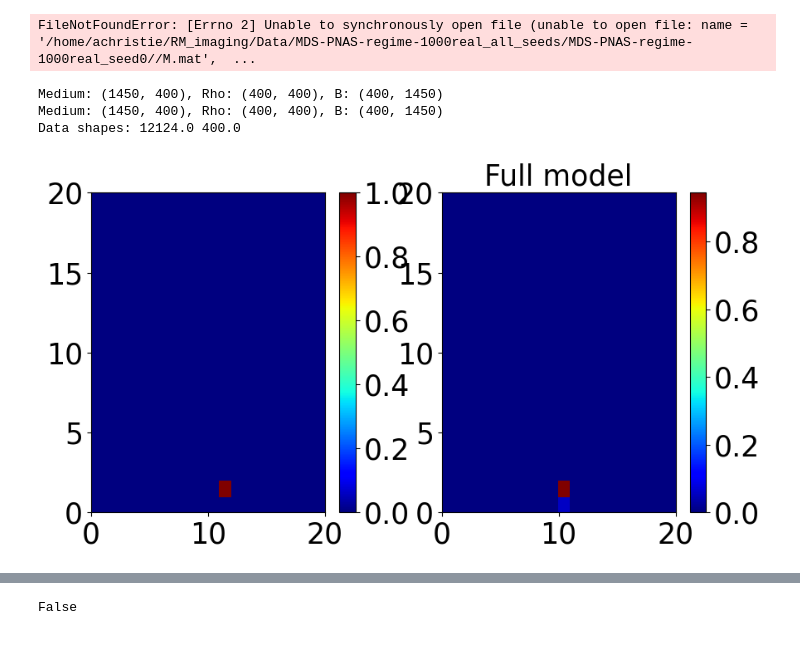
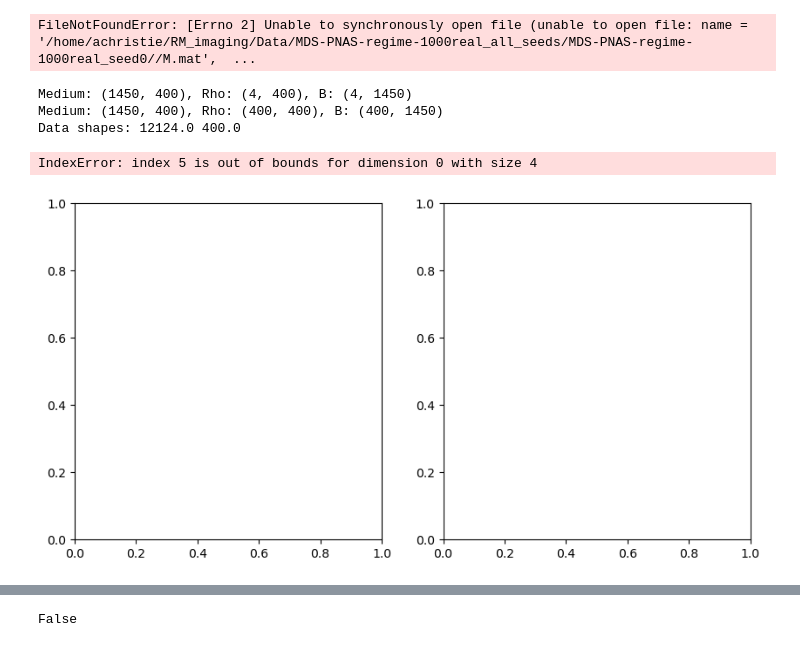
Before and after one commit to alexei-novikov/RM_imaging, a Jupyter notebook: multi_dict.ipynb, the cells around one changed output, grey strips where cells are left out. Saved outputs shown, nothing was run; the diff lists cells and outputs as text; code cells hidden in the pictures.

```diff
--- a/multi_dict.ipynb
+++ b/multi_dict.ipynb
@@ -507,7 +507,7 @@ FileNotFoundError: [Errno 2] Unable to synchronously open file (unable to open f
 ####Tests ordered on fully random data
 layers=[250,1000,750,500, 500, 300, 300, 400,800]
 data_path=os.path.join(cwd,'Data/PNAS-regime_all_seeds/PNAS-regime_seed0')
-labeled_data=400
+labeled_data=40
 training_data=H.data_rho_CC(data_path+'/train',labeled_data/80000,1)
 medium= np.array(mat73.loadmat(data_path+'/rtt.mat')['Artt'])
 device = torch.device("cuda" if torch.cuda.is_available() else "cpu")
@@ -518,32 +518,33 @@ print('Data shapes:', training_data[0][0].shape[0]/2, training_data.rho[0].shape
 Locat_orderer='/home/achristie/RM_imaging/models/CCorderer_fc_net.pt'
 orderer.load_state_dict(torch.load(Locat_orderer))
 data_path=os.path.join(cwd,'Data/MDS-PNAS-regime-1000real_all_seeds/MDS-PNAS-regime-1000real_seed0')
 
 training_data=H.data_rho_CC_IID(data_path+'/train',labeled_data/80000)
 orderer.to(device)
 trainloader=DataLoader(training_data,batch_size=400,shuffle=True,num_workers=0)
 orderer.eval()
 accuracy=0
 lossavg=0
 bce_loss_fn=nn.CrossEntropyLoss()
 for batch, (b,rho,num_targets) in enumerate(trainloader):
 
     b=b.to(device)
     rho=rho.to(device)
     rho_hat=orderer(b)
     rh, _=torch.split(rho, 400, dim=-1)
     bce_loss=bce_loss_fn(rho_hat.squeeze(), rh.squeeze())
     lossavg+=bce_loss.item()/len(trainloader)
     H.plot_2_imgs(rho, softmax(rho_hat.squeeze()),ind=5, figsize=5, scaling=None, xpix=20, ypix=20, font_size=25)
     curr_acc=H.accuracy(torch.round(softmax(rho_hat.squeeze())), rh.squeeze()).item()
     if curr_acc<1.0:
         print(curr_acc)
     accuracy+=H.accuracy(torch.round(softmax(rho_hat.squeeze())), rh.squeeze()).item()/len(trainloader)
 
 
 print(f'accuracy: {accuracy}, loss: {lossavg}')
 # %% [output]
-Medium: (1450, 400), Rho: (400, 400), B: (400, 1450)
+Medium: (1450, 400), Rho: (4, 400), B: (4, 1450)
 Medium: (1450, 400), Rho: (400, 400), B: (400, 1450)
 Data shapes: 12124.0 400.0
+IndexError: index 5 is out of bounds for dimension 0 with size 4
-[figure, old version]
+[figure, new version]
```
Also changed, not shown: parts of 1 cell of this notebook.
